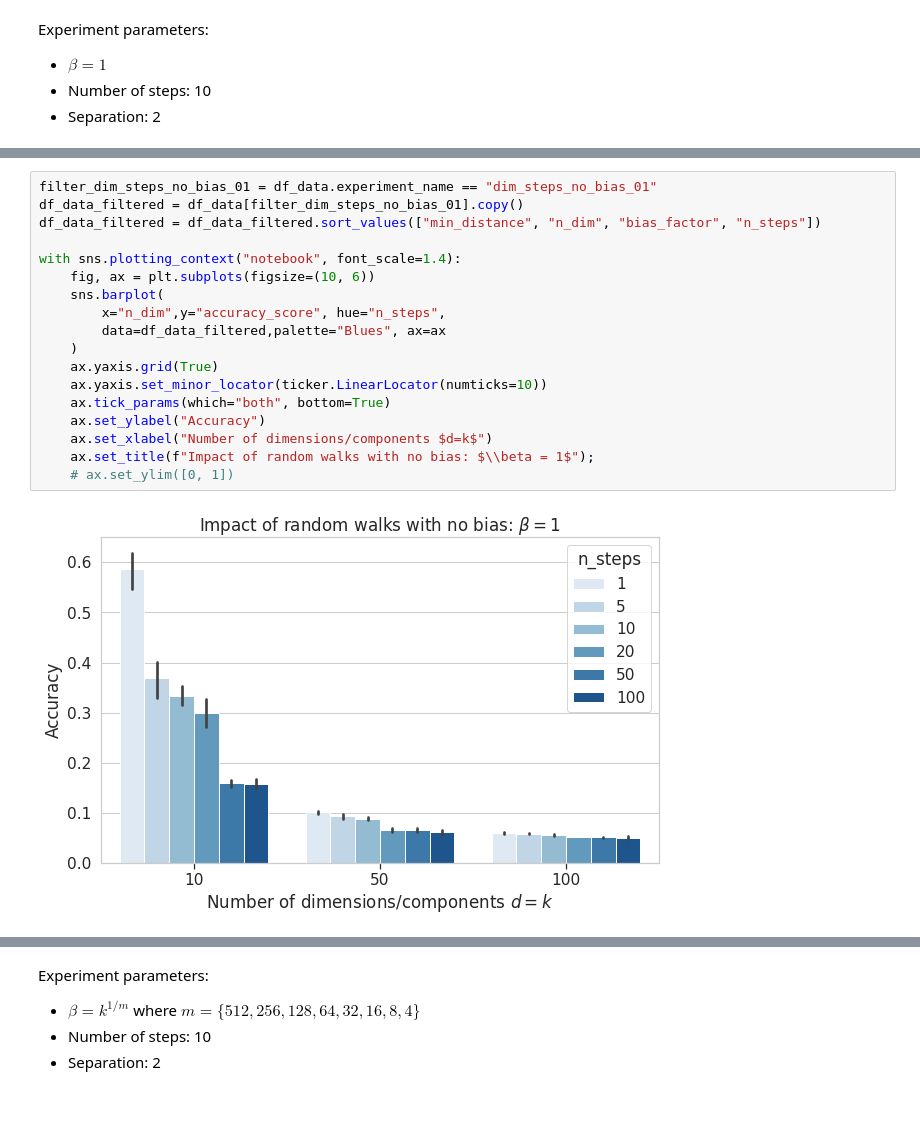
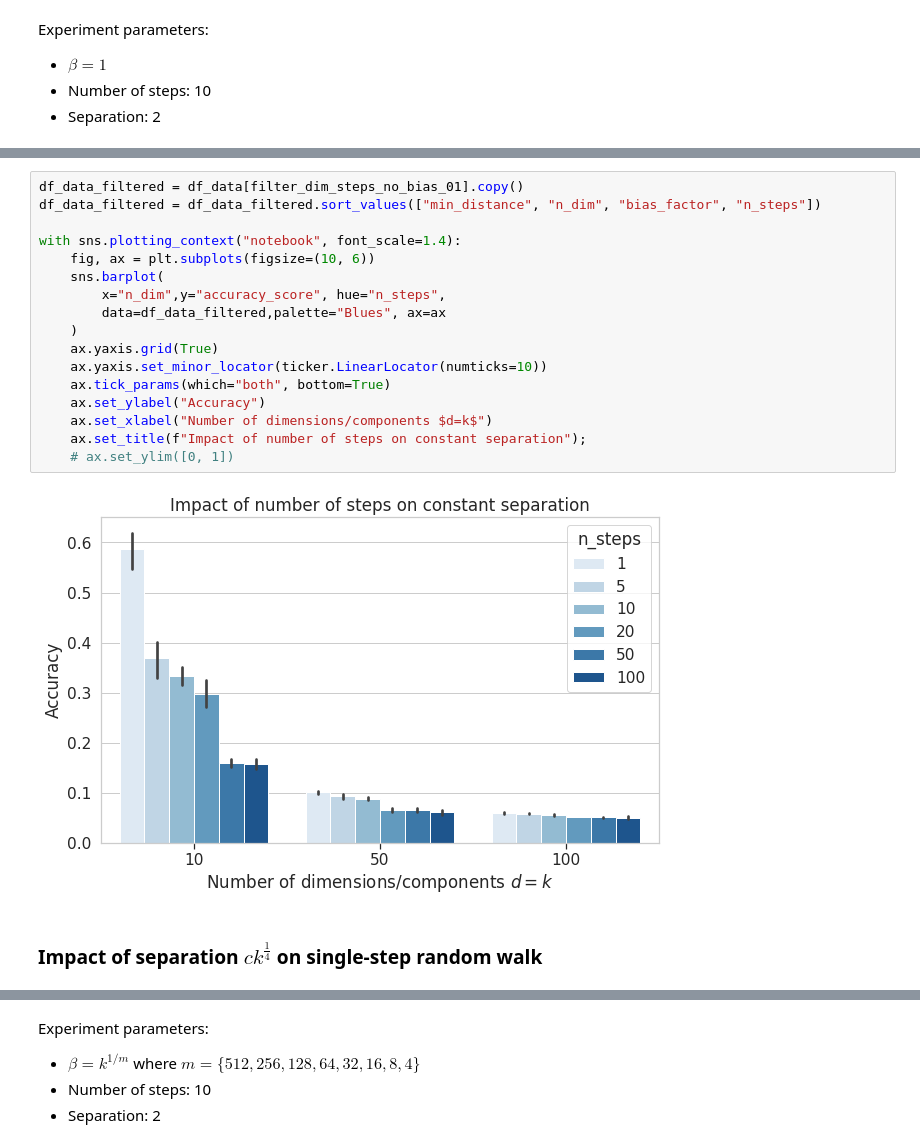
Before and after one commit to sheikhomar/mixture-learning, a Jupyter notebook: notebooks/03-initial-results.ipynb, the cells around one changed output, grey strips where cells are left out. Cells and saved outputs as stored; diff of their text form; blank space fills up the shorter version.

```diff
--- a/notebooks/03-initial-results.ipynb
+++ b/notebooks/03-initial-results.ipynb
@@ -62,20 +80,21 @@ Experiment parameters:
 # %%
-filter_dim_steps_no_bias_01 = df_data.experiment_name == "dim_steps_no_bias_01"
 df_data_filtered = df_data[filter_dim_steps_no_bias_01].copy()
 df_data_filtered = df_data_filtered.sort_values(["min_distance", "n_dim", "bias_factor", "n_steps"])
 
 with sns.plotting_context("notebook", font_scale=1.4):
     fig, ax = plt.subplots(figsize=(10, 6))
     sns.barplot(
         x="n_dim",y="accuracy_score", hue="n_steps",
         data=df_data_filtered,palette="Blues", ax=ax
     )
     ax.yaxis.grid(True)
     ax.yaxis.set_minor_locator(ticker.LinearLocator(numticks=10))
     ax.tick_params(which="both", bottom=True)
     ax.set_ylabel("Accuracy")
     ax.set_xlabel("Number of dimensions/components $d=k$")
-    ax.set_title(f"Impact of random walks with no bias: $\\beta = 1$");
+    ax.set_title(f"Impact of number of steps on constant separation");
     # ax.set_ylim([0, 1])
 # %% [output]
-[figure, old version]
+[figure, new version]
+# %% [markdown]
+### Impact of separation $c k^{\frac{1}{4}}$ on single-step random walk
```
Also changed, not shown: parts of 24 cells of this notebook, 1 other file.
